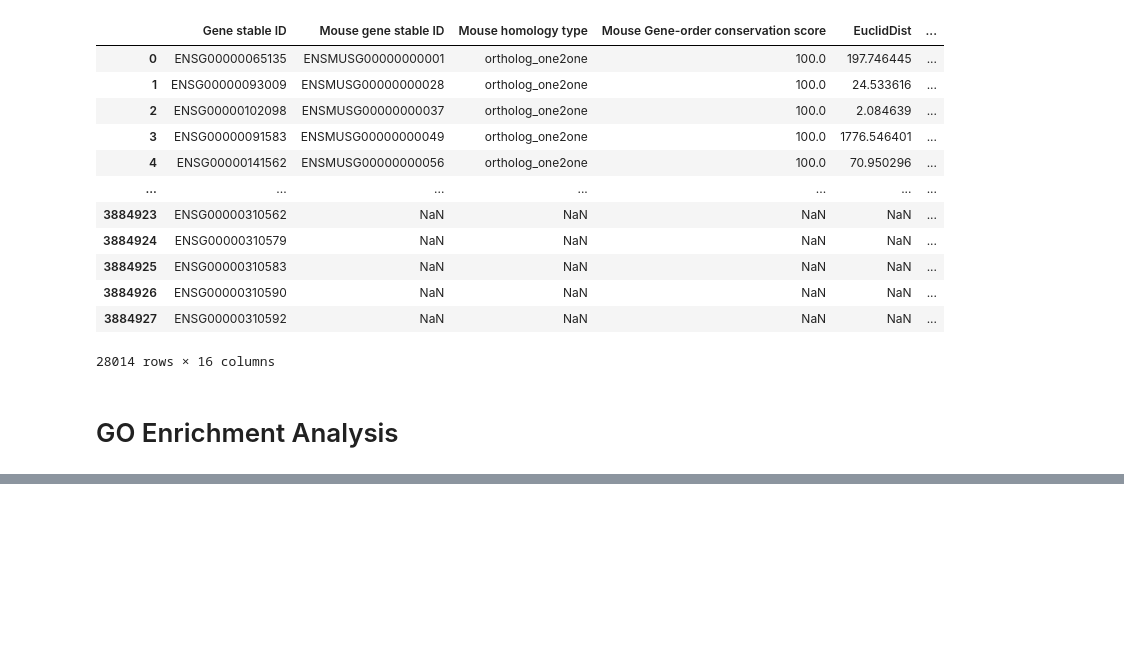
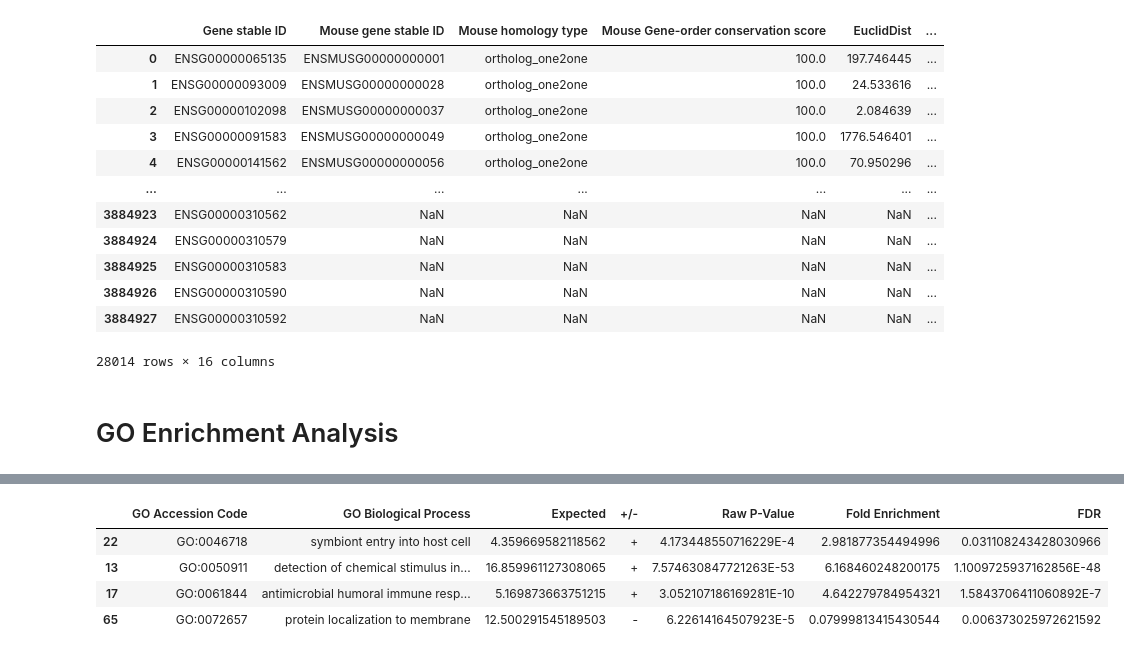
Before and after one commit to AndrewH72/Gene-Duplication, a Jupyter notebook: scripts/dataAnalysis.ipynb, the cells around one changed output, grey strips where cells are left out. Drawn from its saved outputs; the diff is of its cells as text; code cells hidden in the pictures; blank space fills up the shorter version.

```diff
--- a/scripts/dataAnalysis.ipynb
+++ b/scripts/dataAnalysis.ipynb
@@ -672,0 +703,13 @@ oneToManyGO.merge(oneToOneGO, on="GO biological process complete", how="inner",
+# %%
+sharedGOs = set(one2ManyData["GO Accession Code"]).intersection(one2OneData["GO Accession Code"])
+# %%
+one2ManyDataFiltered = one2ManyData[one2ManyData["GO Accession Code"].isin(sharedGOs)].sort_values(by="GO Accession Code")
+one2OneDataFiltered = one2OneData[one2OneData["GO Accession Code"].isin(sharedGOs)].sort_values(by="GO Accession Code")
+# %%
+one2ManyDataFiltered
+# %% [output]
+|  | GO Accession Code | GO Biological Process | Expected | +/- | Raw P-Value | Fold Enrichment | FDR |
+| 22 | GO:0046718 | symbiont entry into host cell | 4.359669582118562 | + | 4.173448550716229E-4 | 2.981877354494996 | 0.031108243428030966 |
+| 13 | GO:0050911 | detection of chemical stimulus in... | 16.859961127308065 | + | 7.574630847721263E-53 | 6.168460248200175 | 1.1009725937162856E-48 |
+| 17 | GO:0061844 | antimicrobial humoral immune resp... | 5.169873663751215 | + | 3.052107186169281E-10 | 4.642279784954321 | 1.5843706411060892E-7 |
+| 65 | GO:0072657 | protein localization to membrane | 12.500291545189503 | - | 6.22614164507923E-5 | 0.07999813415430544 | 0.006373025972621592 |
```
Also changed, not shown: parts of 13 cells of this notebook, 3 other files.
